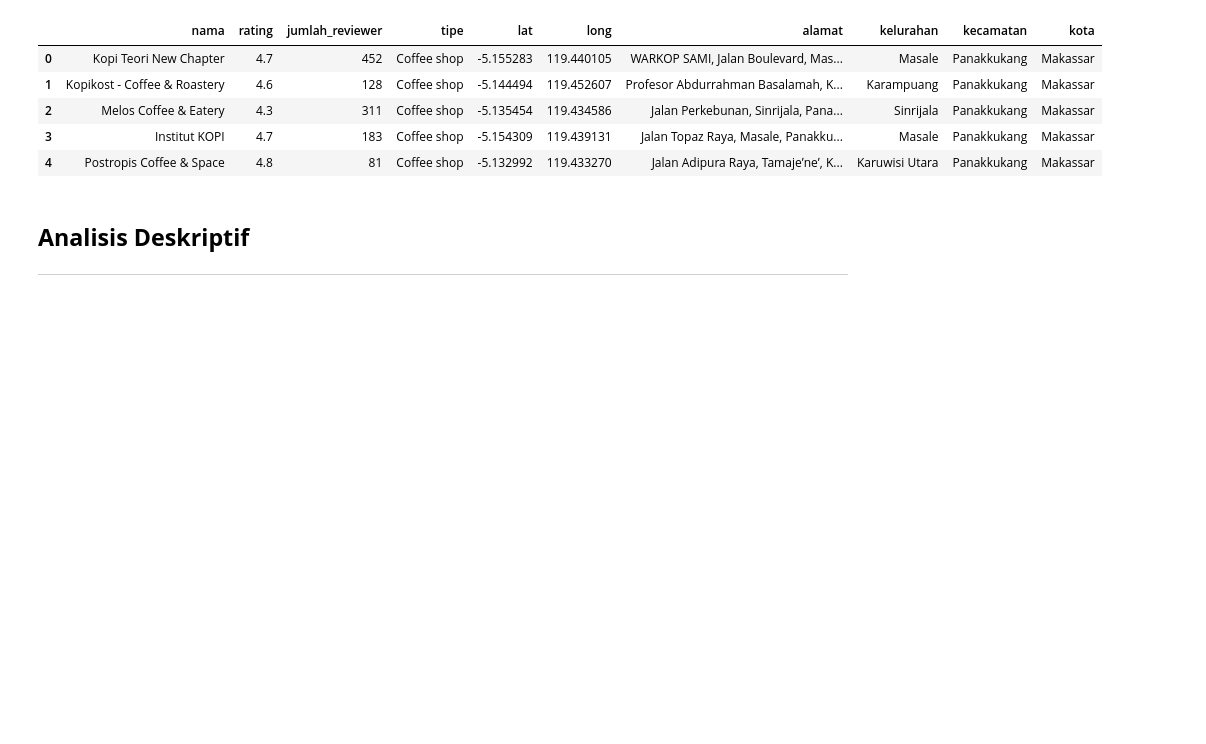
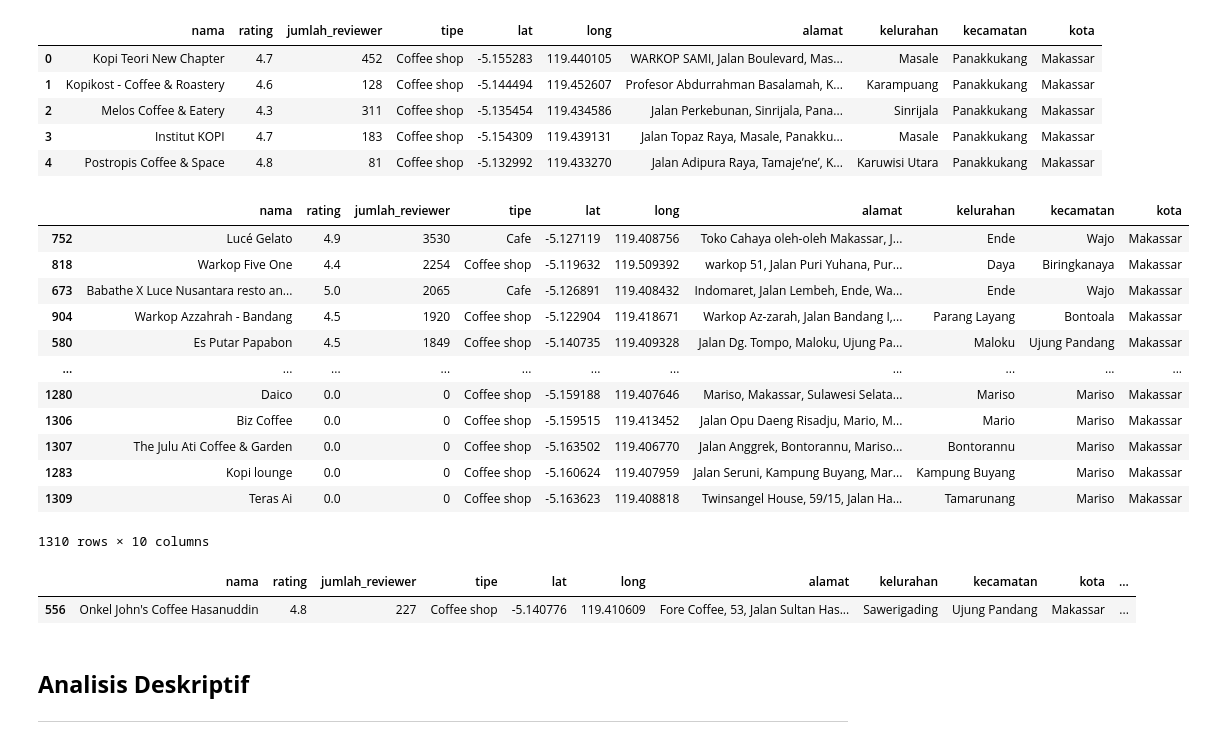
Before and after one commit to matimatech/geomarketing-coffeeshop-makassar, a Jupyter notebook: notebooks/exploration.ipynb, the cells around one changed output. Cells and saved outputs as stored; diff of their text form; code cells hidden in the pictures; blank space fills up the shorter version.

```diff
--- a/notebooks/exploration.ipynb
+++ b/notebooks/exploration.ipynb
@@ -26,6 +26,27 @@ data_clean.head()
 | 2 | Melos Coffee & Eatery | 4.3 | 311 | Coffee shop | -5.135454 | 119.434586 | Jalan Perkebunan, Sinrijala, Pana... | Sinrijala | Panakkukang | Makassar |
 | 3 | Institut KOPI | 4.7 | 183 | Coffee shop | -5.154309 | 119.439131 | Jalan Topaz Raya, Masale, Panakku... | Masale | Panakkukang | Makassar |
 | 4 | Postropis Coffee & Space | 4.8 | 81 | Coffee shop | -5.132992 | 119.433270 | Jalan Adipura Raya, Tamajeʼneʼ, K... | Karuwisi Utara | Panakkukang | Makassar |
+# %%
+data_clean.sort_values(by='jumlah_reviewer', ascending=False)
+# %% [output]
+|  | nama | rating | jumlah_reviewer | tipe | lat | long | alamat | kelurahan | kecamatan | kota |
+| 752 | Lucé Gelato | 4.9 | 3530 | Cafe | -5.127119 | 119.408756 | Toko Cahaya oleh-oleh Makassar, J... | Ende | Wajo | Makassar |
+| 818 | Warkop Five One | 4.4 | 2254 | Coffee shop | -5.119632 | 119.509392 | warkop 51, Jalan Puri Yuhana, Pur... | Daya | Biringkanaya | Makassar |
+| 673 | Babathe X Luce Nusantara resto an... | 5.0 | 2065 | Cafe | -5.126891 | 119.408432 | Indomaret, Jalan Lembeh, Ende, Wa... | Ende | Wajo | Makassar |
+| 904 | Warkop Azzahrah - Bandang | 4.5 | 1920 | Coffee shop | -5.122904 | 119.418671 | Warkop Az-zarah, Jalan Bandang I,... | Parang Layang | Bontoala | Makassar |
+| 580 | Es Putar Papabon | 4.5 | 1849 | Coffee shop | -5.140735 | 119.409328 | Jalan Dg. Tompo, Maloku, Ujung Pa... | Maloku | Ujung Pandang | Makassar |
+| ... | ... | ... | ... | ... | ... | ... | ... | ... | ... | ... |
+| 1280 | Daico | 0.0 | 0 | Coffee shop | -5.159188 | 119.407646 | Mariso, Makassar, Sulawesi Selata... | Mariso | Mariso | Makassar |
+| 1306 | Biz Coffee | 0.0 | 0 | Coffee shop | -5.159515 | 119.413452 | Jalan Opu Daeng Risadju, Mario, M... | Mario | Mariso | Makassar |
+| 1307 | The Julu Ati Coffee & Garden | 0.0 | 0 | Coffee shop | -5.163502 | 119.406770 | Jalan Anggrek, Bontorannu, Mariso... | Bontorannu | Mariso | Makassar |
+| 1283 | Kopi lounge | 0.0 | 0 | Coffee shop | -5.160624 | 119.407959 | Jalan Seruni, Kampung Buyang, Mar... | Kampung Buyang | Mariso | Makassar |
+| 1309 | Teras Ai | 0.0 | 0 | Coffee shop | -5.163623 | 119.408818 | Twinsangel House, 59/15, Jalan Ha... | Tamarunang | Mariso | Makassar |
+1310 rows × 10 columns
+# %%
+df[df['nama'] == "Onkel John's Coffee Hasanuddin"]
+# %% [output]
+|  | nama | rating | jumlah_reviewer | tipe | lat | long | alamat | kelurahan | kecamatan | kota | ... |
+| 556 | Onkel John's Coffee Hasanuddin | 4.8 | 227 | Coffee shop | -5.140776 | 119.410609 | Fore Coffee, 53, Jalan Sultan Has... | Sawerigading | Ujung Pandang | Makassar | ... |
 # %%
 df = data_clean.copy()
 # %% [markdown]
```
Also changed, not shown: parts of 11 cells of this notebook, 9 other files.
